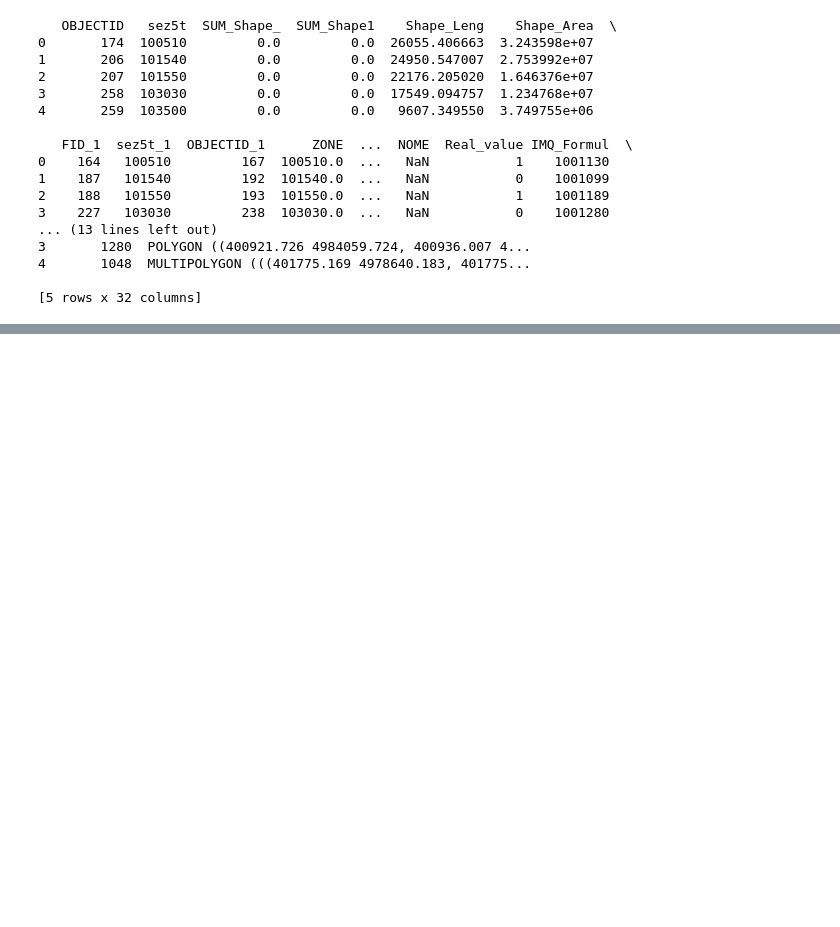
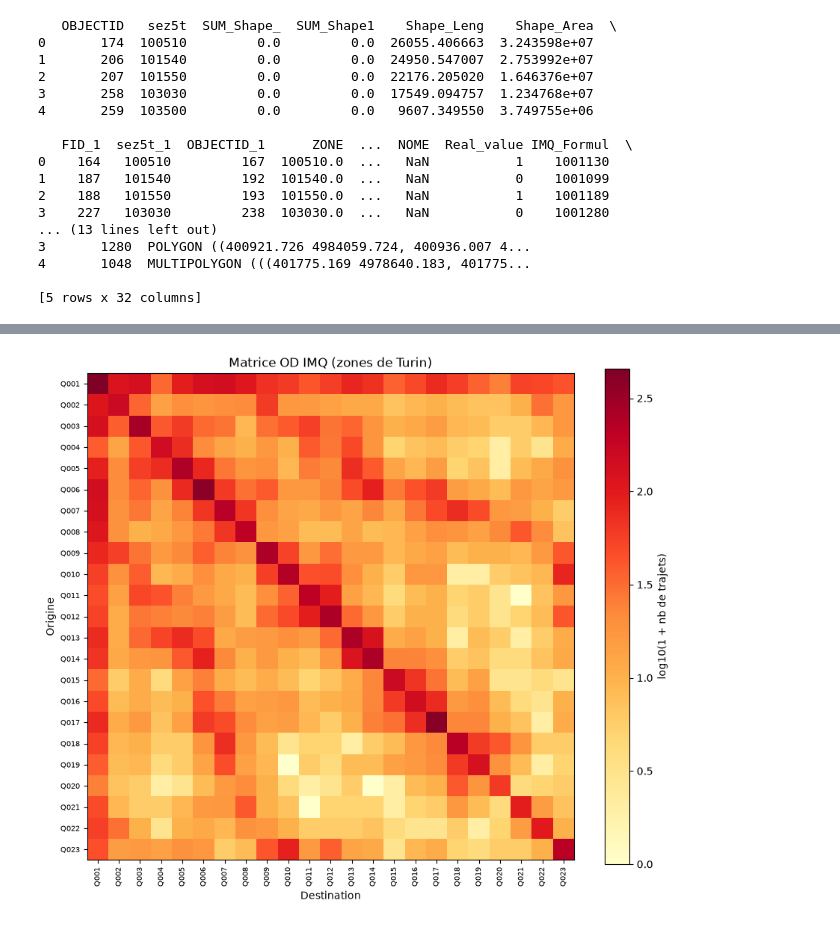
Before and after one commit to Bonbia/ICT4SM, a Jupyter notebook: TP2/TP2Adam.ipynb, the cells around one changed output, grey strips where cells are left out. Drawn from its saved outputs; the diff is of its cells as text; code cells hidden in the pictures; blank space fills up the shorter version.

```diff
--- a/TP2/TP2Adam.ipynb
+++ b/TP2/TP2Adam.ipynb
@@ -612,0 +673,15 @@ print(zones_geo.head())
+# %%
+dfIMQ = pd.read_csv("./data/IMQ/IMQData_Torino.csv")
+
+# Dates au format mois/jour/année
+dfIMQ["dep"] = pd.to_datetime(dfIMQ["DEP_HOUR"], format="%m/%d/%y %H:%M:%S")
+dfIMQ["hour"] = dfIMQ["dep"].dt.hour
+
+# Poids d'échantillonnage (mêmes lignes, même ordre dans spostamentiTorino.csv)
+spost = pd.read_csv("./data/IMQ/IMQData/spostamentiTorino.csv", usecols=["TASSO_CAMP"])
+assert len(spost) == len(dfIMQ)
+dfIMQ["weight"] = spost["TASSO_CAMP"].values
+
+print("Trajets :", len(dfIMQ),
+      "| Origines inconnues :", (~dfIMQ.ORI_ZONE.isin(codes)).sum(),
+      "| Destinations inconnues :", (~dfIMQ.DST_ZONE.isin(codes)).sum())
@@ -612,0 +690,18 @@ print(zones_geo.head())
+# %%
+def od_matrix(df, codes, origin="ORI_ZONE", dest="DST_ZONE", weight=None):
+    """Matrice OD (comptages ou somme de poids), toutes zones conservées."""
+    if weight is None:
+        od = pd.crosstab(df[origin], df[dest])
+    else:
+        od = pd.crosstab(df[origin], df[dest], values=df[weight], aggfunc="sum").fillna(0)
+    od = od.reindex(index=codes, columns=codes, fill_value=0)
+    od.index.name, od.columns.name = "origin", "dest"
+    return od
+
+OD_counts = od_matrix(dfIMQ, codes)                       # brut
+OD_w      = od_matrix(dfIMQ, codes, weight="weight")      # redressé
+OD_prob   = OD_counts / OD_counts.to_numpy().sum()        # probabilité jointe P(O,D)
+
+print("Total trajets :", int(OD_counts.to_numpy().sum()))
+print("Part intra-zone :", f"{np.trace(OD_counts.to_numpy()) / OD_counts.to_numpy().sum():.1%}")
+OD_counts.iloc[:8, :8]
@@ -612,0 +721,11 @@ print(zones_geo.head())
+# %%
+fig, ax = plt.subplots(figsize=(9, 7.5))
+im = ax.imshow(np.log10(OD_counts.to_numpy() + 1), cmap="YlOrRd")
+ax.set_xticks(range(len(codes))); ax.set_xticklabels(codes, rotation=90, fontsize=7)
+ax.set_yticks(range(len(codes))); ax.set_yticklabels(codes, fontsize=7)
+ax.set_xlabel("Destination"); ax.set_ylabel("Origine")
+fig.colorbar(im, label="log10(1 + nb de trajets)")
+ax.set_title("Matrice OD IMQ (zones de Turin)")
+plt.tight_layout(); plt.show()
+# %% [output]
+[figure, added]
```
Also changed, not shown: parts of 11 cells of this notebook.
